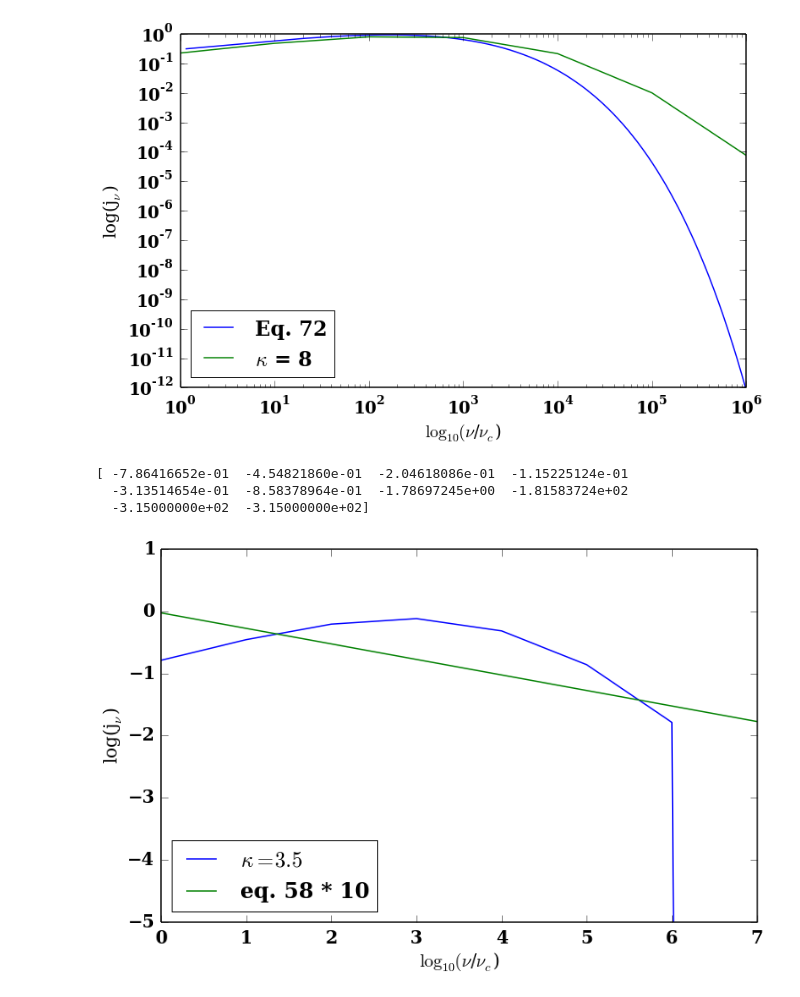
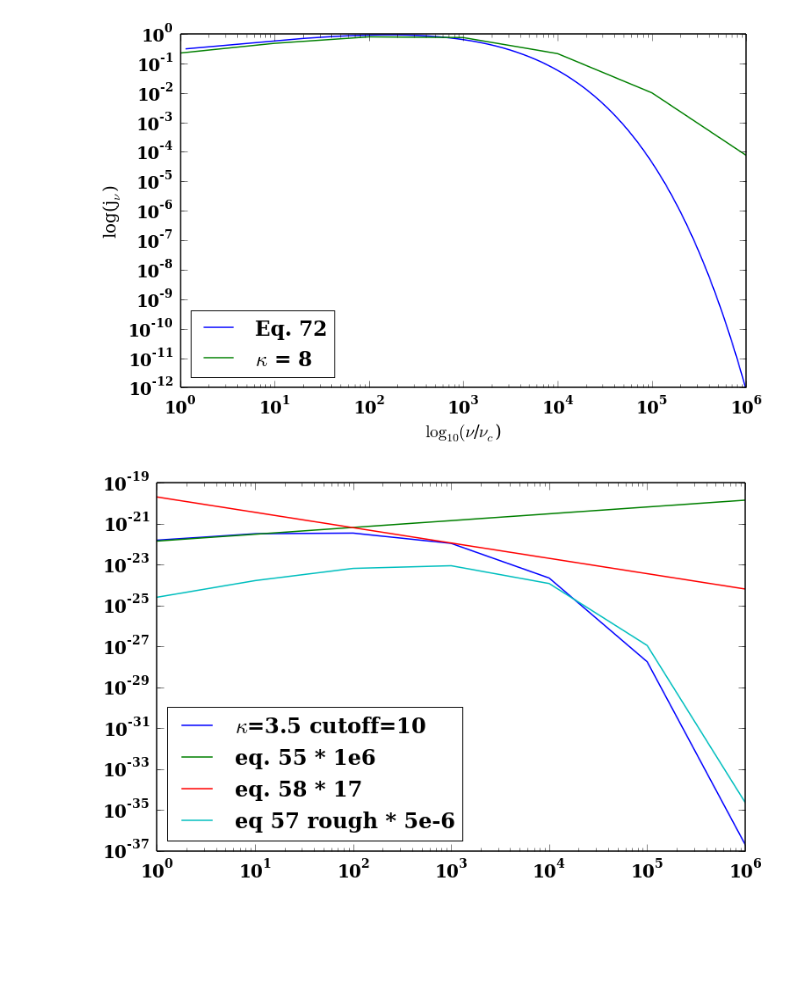
Before and after one commit to aapandy2/kappa_distributions, a Jupyter notebook: jnu_calculator_kappa.ipynb, the cells around one changed output. Drawn from its saved outputs; the diff is of its cells as text; code cells hidden in the pictures; blank space fills up the shorter version.

Commit message:
added kappa fitting formula prototype

```diff
--- a/jnu_calculator_kappa.ipynb
+++ b/jnu_calculator_kappa.ipynb
@@ -151,8 +325,8 @@ n_summation(n_max)
 # %%
 #calculates and plots the peak on the n_summation and n_integration
-nu = 1.e8 * nu_c
+nu = 7.5e6 * nu_c
 #n_max = int(nu / nu_c * 1e4)
-n_max = int(140000000000)
+n_max = int(1e10)
 n_minus = (nu/nu_c) * abs(np.sin(theta))
 if(n_max < 1000):
     step = 1
@@ -286,60 +460,49 @@ def kappa_f(gamma):
 
 #pl.loglog(p, kappa_f(gamma(p)))
 # %%
-from scipy.interpolate import splrep, splev
-n_e_NT = 1
+n_e_NT = 1.
 gamma_min = 1.
 gamma_max = 1000.
-p = 1.5
+p = 2.5
+theta_e = 9000
 
 def eq_55(nuratio):
     X = nuratio * nu_c / nu_s
     j_nu = (2.**(4./3.) * np.pi * n_e * e**2. * nu_s * X**(1./3.))/(3. * c * theta_e**2.)
     return j_nu
 
 def eq_58(nuratio):
     prefactor = n_e_NT*(e**2.*nu_c)/c*(3.**(p/2.)*(p-1.)*np.sin(theta))/(2.*(p+1.)*(gamma_min**(1.-p)-gamma_max**(1.-p)))
     gamma_fns = special.gamma((3. * p - 1.)/12.) * special.gamma((3. * p + 19.)/12.)
     ans = prefactor * gamma_fns * (nuratio/(np.sin(theta)))**(-(p - 1.)/2.)
     return ans
 
 def eq_57(nuratio):
     X = nuratio * nu_c / nu_s
     j_nu = (n_e * np.sqrt(2.) * np.pi * e**2. * nu_s) / (6. * theta_e**2. * c) * X * np.exp(-(X**(1./3.)))
     return j_nu
 
+def rough_eq_57(nuratio):
+    X = nuratio * nu_c / nu_s
+    ans = X * np.exp(-X**(1./3.))
+    return ans
 
-#kappa_data = np.loadtxt('/home/alex/Documents/kappa_for_pl_comparison.txt')
 kappa_data = np.loadtxt('/home/alex/Documents/kappa_3_5.txt')
-pl.xlabel("$\\log_{10}(\\nu$/$\\nu_c$)")
-pl.ylabel("log(j$_\\nu$)")
 
-#PL_data = np.loadtxt('/home/alex/Documents/power_law_with_cutoff.txt')
+x = kappa_data[:, 0]
+y = kappa_data[:, 1]
 
-x = np.log10(kappa_data[:, 0])
-y = np.log10(kappa_data[:, 1])
-print y
+pl.loglog(x, y, label='$\\kappa$=3.5 cutoff=10')
 
-tck = splrep(x, y, k=5)
-
-x_fine_grid = np.arange(0, 9, 0.1)
-y_fine_grid = splev(x_fine_grid, tck, der=0)
-pl.xlim([0, 7])
-pl.ylim([-5, 1])
-
-#pl.plot(x_fine_grid, y_fine_grid, label='$\\kappa$=3.5 spline')
-pl.plot(x, y, label='$\\kappa=3.5$')
-#pl.plot(x_fine_grid, np.log10(eq_55(10.**x_fine_grid)), label='eq. 55')
-pl.plot(x_fine_grid, np.log10(eq_58(10.**x_fine_grid)), label='eq. 58 * 10')
-#pl.plot(x_fine_grid, np.log10(eq_57(10.**x_fine_grid)), label='eq. 57')
+pl.loglog(x, 1.4e-22 * x**(1./3.), label='eq. 55 * 1e6')
+pl.loglog(x, 2e-20*x**(-3./4), label='eq. 58 * 17')
+#pl.loglog(x, 1000*eq_57(x), label='eq. 57')
+pl.loglog(x, 0.7e-23* rough_eq_57(x), label='eq 57 rough * 5e-6')
 
 #pl.plot(x, y, label='$\\kappa$ = 5')
 #pl.loglog(x, y, label='PL w cutoff')
 
 pl.legend(loc='lower left')
 pl.show()
 # %% [output]
-[ -7.86416652e-01  -4.54821860e-01  -2.04618086e-01  -1.15225124e-01
-  -3.13514654e-01  -8.58378964e-01  -1.78697245e+00  -1.81583724e+02
-  -3.15000000e+02  -3.15000000e+02]
-[figure, old version]
+[figure, new version]
```
Also changed, not shown: parts of 4 cells of this notebook, 1 other file.
